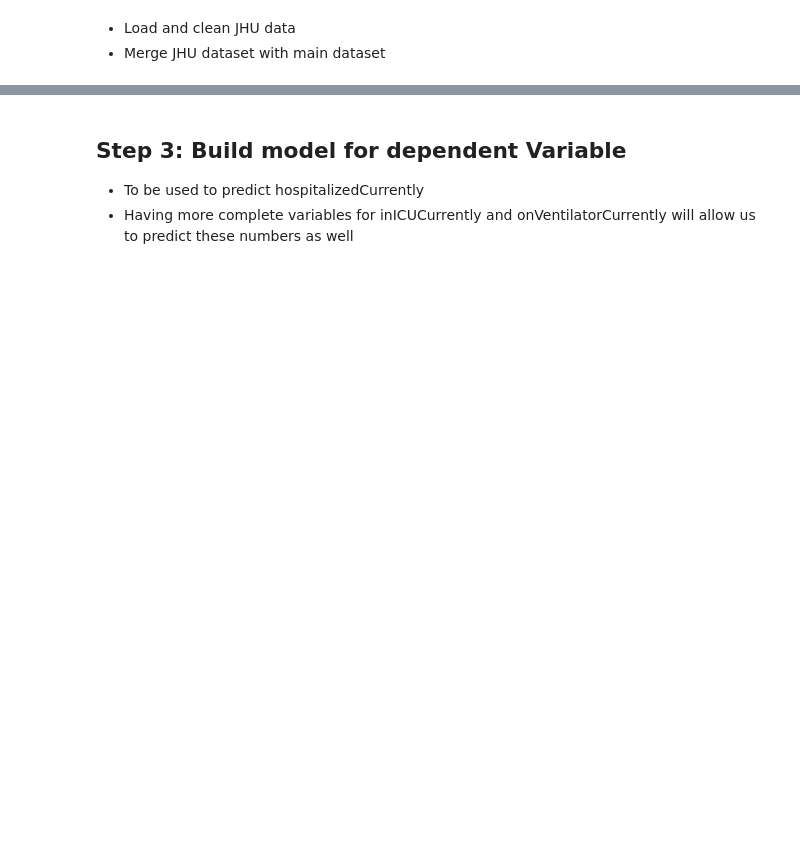
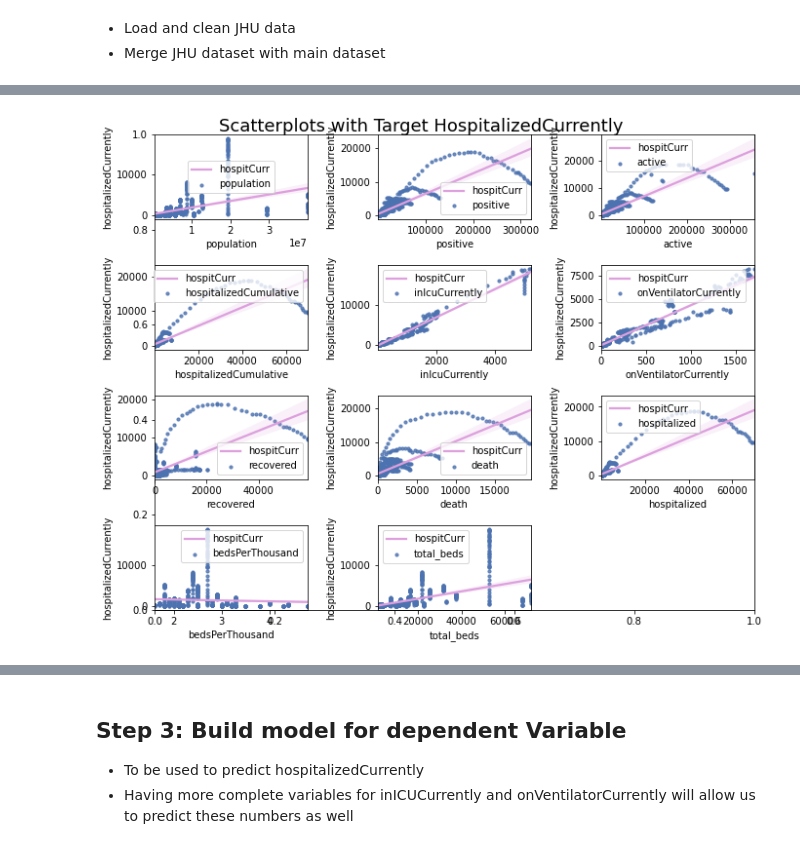
Before and after one commit to neilmizzi/COVID19, a Jupyter notebook: main.ipynb, the cells around one changed output, grey strips where cells are left out. Drawn from its saved outputs; the diff is of its cells as text; code cells hidden in the pictures; blank space fills up the shorter version.

```diff
--- a/main.ipynb
+++ b/main.ipynb
@@ -367,0 +472,16 @@ all_cases.to_csv('all_cases.csv')
+# %%
+# Looking at linearity and variance with scatterplots
+# Removing the target variable and saving it in another df
+target = plot_df.hospitalizedCurrently
+indep_var = plot_df.drop(columns=['hospitalizedCurrently'])
+
+fig, ax = plt.subplots(figsize = (10, 8))
+for i, col in enumerate(indep_var.columns):
+    ax=fig.add_subplot(4, 3, i+1)
+    sns.regplot(x=indep_var[col], y=target, data=indep_var, label=col, scatter_kws={'s':10}, line_kws={"color": "plum", 'label': 'hospitCurr'})
+    plt.suptitle('Scatterplots with Target HospitalizedCurrently', fontsize=18)
+    plt.legend()
+plt.tight_layout()
+fig.subplots_adjust(top=0.95)
+# %% [output]
+[figure, added]
```
Also changed, not shown: parts of 39 cells of this notebook.
